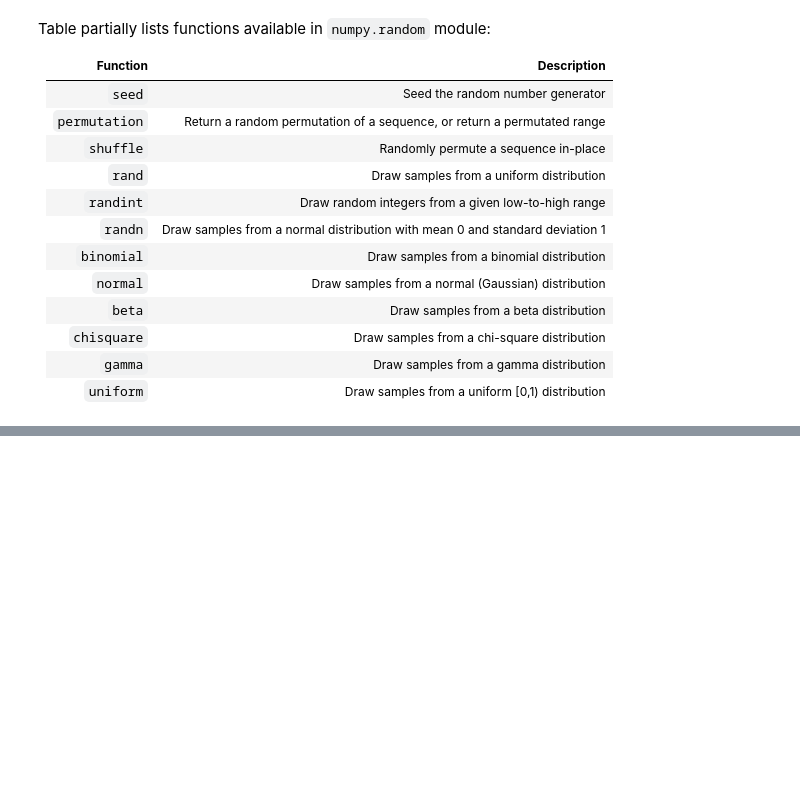
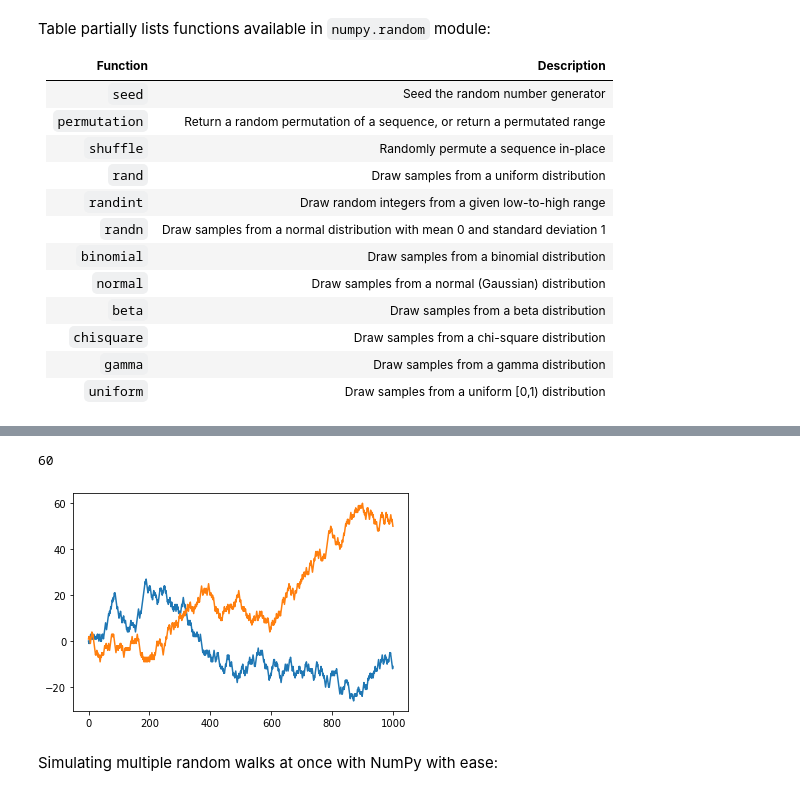
Before and after one commit to colinat/pandas, a Jupyter notebook: numpy.ipynb, the cells around one changed output, grey strips where cells are left out. Saved outputs shown, nothing was run; the diff lists cells and outputs as text; code cells hidden in the pictures; blank space fills up the shorter version.

```diff
--- a/numpy.ipynb
+++ b/numpy.ipynb
@@ -849,0 +853,34 @@ Table partially lists functions available in `numpy.random` module:
+# %%
+import random
+import matplotlib.pyplot as plt
+
+# Approach 1: simulating in a "pure" Python approach
+position = 0
+walk = [position]
+steps = 1000
+
+for i in range(steps):
+    step = 1 if random.randint(0, 1) else -1
+    position += step
+    walk.append(position)
+
+plt.plot(walk[:1000])   # represented by blue line
+
+
+# Approach 2: achieving the same with NumPy arrays
+nsteps = 1000
+draws = np.random.randint(0, 2, size = nsteps)  # generate 1000x1 array with values of either 0 or 1
+steps = np.where(draws > 0, 1, -1)  # compute on "draws" array: translate 1->1 and 0->-1
+walk=steps.cumsum()   # compute on "steps" array: obtain cumulative sum
+
+plt.plot(walk[:1000])   # represented by orange line
+
+
+# getting maximum and minimum of random walk values
+walk.min()
+walk.max()
+# %% [output]
+60
+[figure, added]
+# %% [markdown]
+Simulating multiple random walks at once with NumPy with ease:
```
Also changed, not shown: parts of 23 cells of this notebook, 1 other file.
